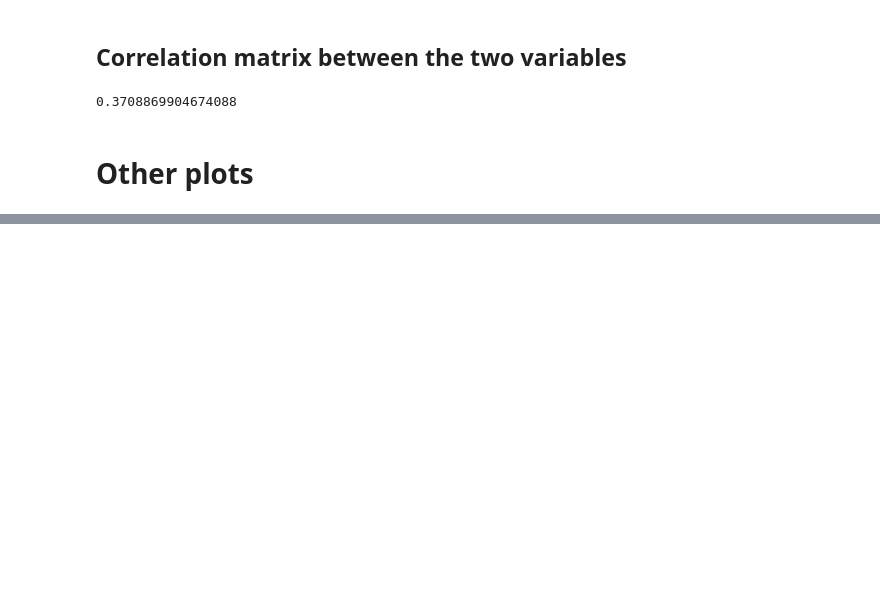
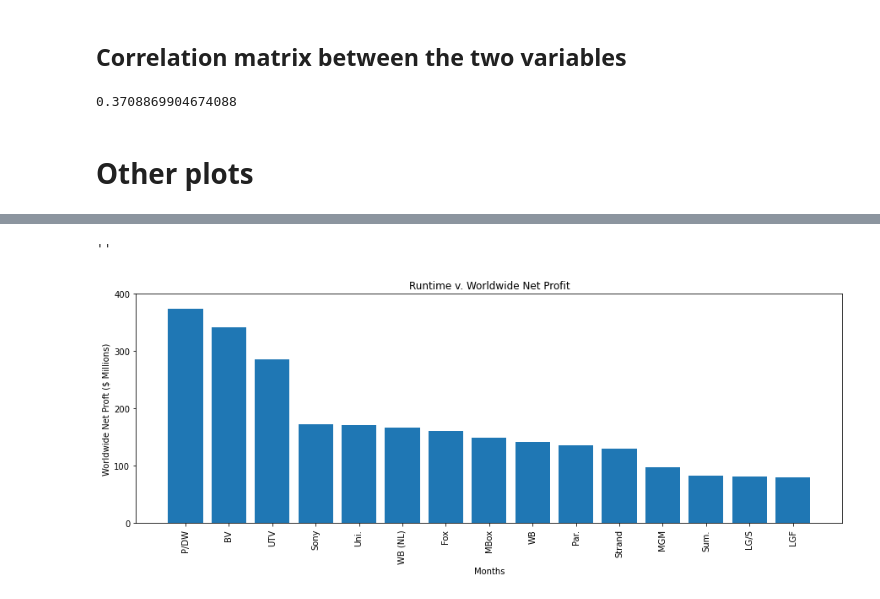
Before and after one commit to nate-walter/Movie-Studio-Project, a Jupyter notebook: making_plots_manav.ipynb, the cells around one changed output, grey strips where cells are left out. Cells and saved outputs as stored; diff of their text form; code cells hidden in the pictures; blank space fills up the shorter version.

Commit message:
manav_graphs

```diff
--- a/making_plots_manav.ipynb
+++ b/making_plots_manav.ipynb
@@ -92,0 +126,18 @@ only_us_merged.corr()['runtime_minutes']['averagerating']
+# %%
+fig, ax = plt.subplots(figsize = (15,5))
+
+x = only_us_merged.groupby('studio')['Worldwide Net Profit'].mean().sort_values(ascending=False)[:15].index
+y = only_us_merged.groupby('studio')['Worldwide Net Profit'].mean().sort_values(ascending=False)[:15].values
+
+ax.bar(x,y)
+ax.set_xlabel('Months')
+ax.set_ylabel('Worldwide Net Proft ($ Millions)')
+ax.set_title('Runtime v. Worldwide Net Profit')
+ax.set_xticklabels(x , rotation = 90)
+ax.set_yticks(range(0,450000000, 100000000))
+ax.set_yticklabels(range(0,450, 100))
+;
+# sns.regplot(x,y);
+# %% [output]
+''
+[figure, added]
```
Also changed, not shown: parts of 5 cells of this notebook.
